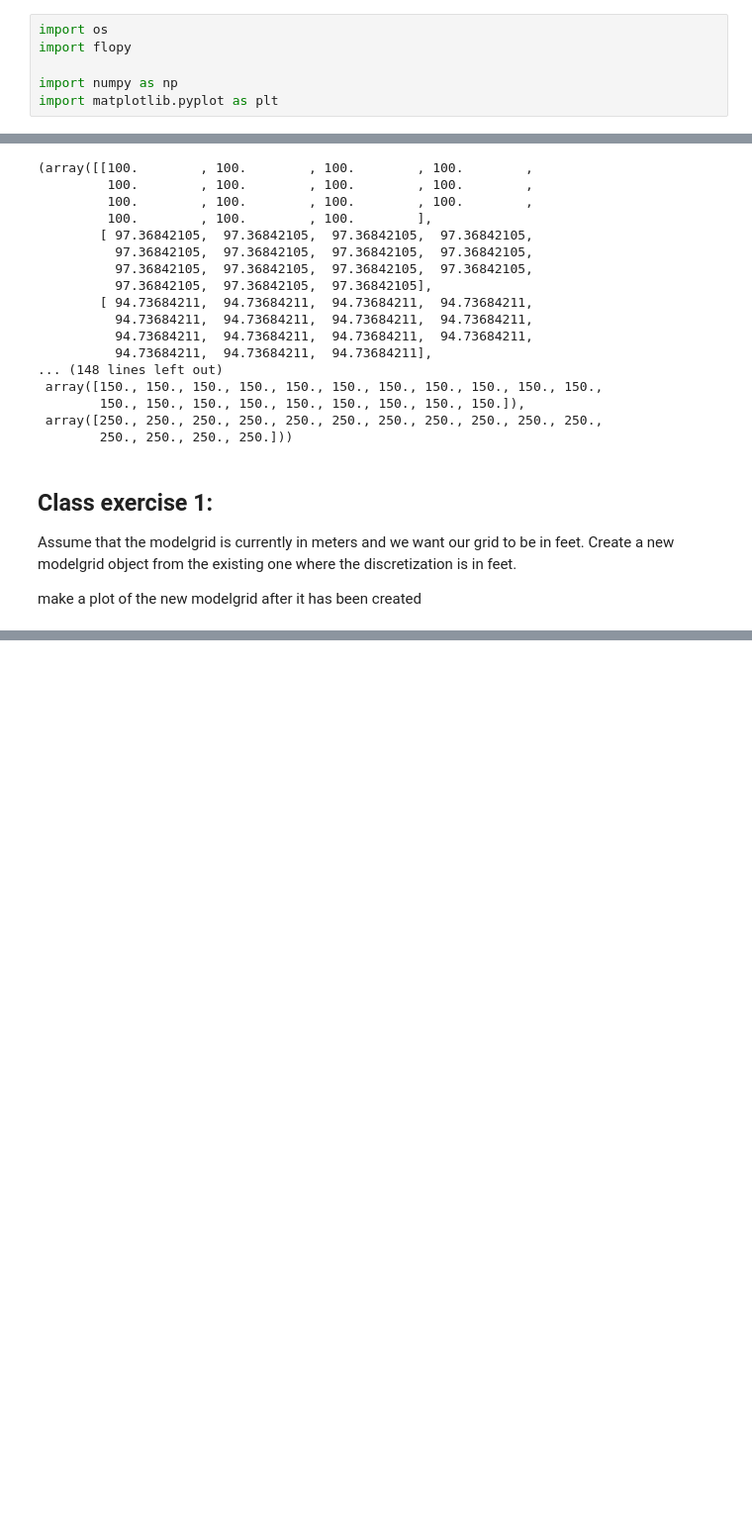
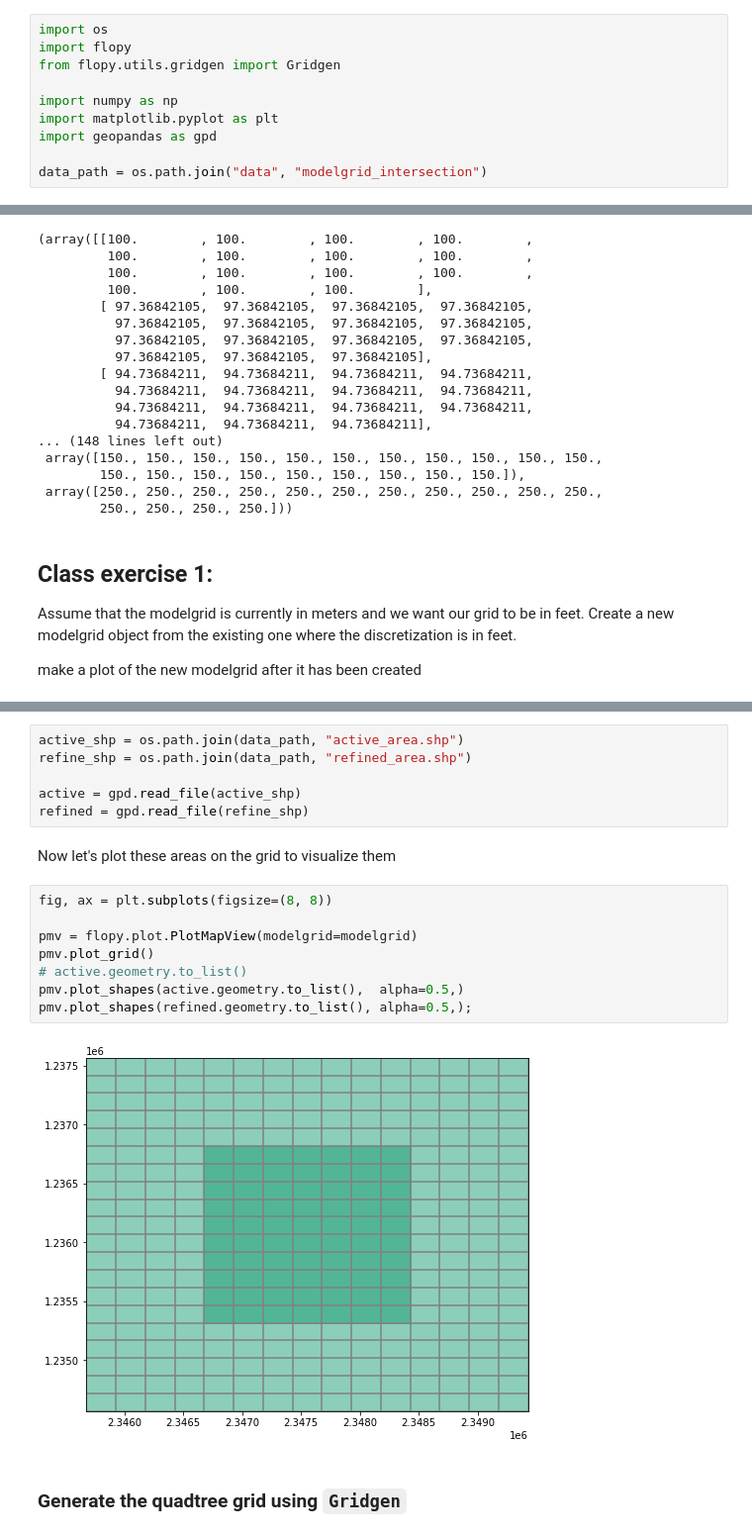
Before and after one commit to DOI-USGS/python-for-hydrology, a Jupyter notebook: notebooks/part1_flopy/Modelgrid and intersection.ipynb, the cells around one changed output, grey strips where cells are left out. Shown: that part at 99% size. Drawn from its saved outputs; the diff is of its cells as text; blank space fills up the shorter version.

```diff
--- a/notebooks/part1_flopy/Modelgrid and intersection.ipynb
+++ b/notebooks/part1_flopy/Modelgrid and intersection.ipynb
@@ -15,9 +15,13 @@ The best way to learn about these classes is by checking them out.
 # %%
 import os
 import flopy
+from flopy.utils.gridgen import Gridgen
 
 import numpy as np
 import matplotlib.pyplot as plt
+import geopandas as gpd
+
+data_path = os.path.join("data", "modelgrid_intersection")
 # %% [markdown]
 ## Grids
 # %% [markdown]
@@ -161,0 +199,20 @@ xll:7695794.20952; yll:4050416.79628; rotation:-15; units:undefined; lenuni:0
+# %%
+active_shp = os.path.join(data_path, "active_area.shp")
+refine_shp = os.path.join(data_path, "refined_area.shp")
+
+active = gpd.read_file(active_shp)
+refined = gpd.read_file(refine_shp)
+# %% [markdown]
+Now let's plot these areas on the grid to visualize them
+# %%
+fig, ax = plt.subplots(figsize=(8, 8))
+
+pmv = flopy.plot.PlotMapView(modelgrid=modelgrid)
+pmv.plot_grid()
+# active.geometry.to_list()
+pmv.plot_shapes(active.geometry.to_list(),  alpha=0.5,)
+pmv.plot_shapes(refined.geometry.to_list(), alpha=0.5,);
+# %% [output]
+[figure, added]
+# %% [markdown]
+### Generate the quadtree grid using `Gridgen`
```
Also changed, not shown: parts of 21 cells of this notebook.
